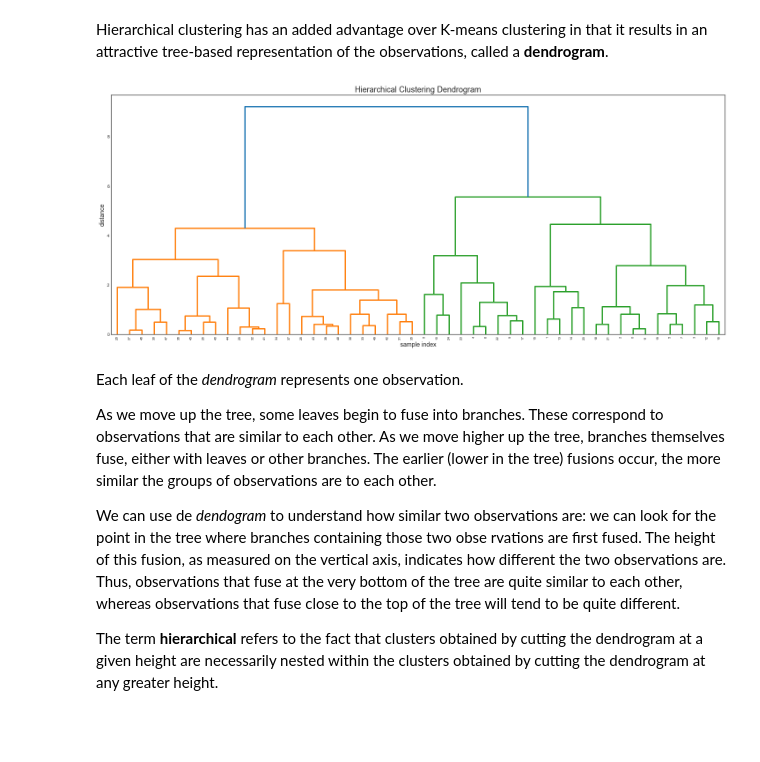
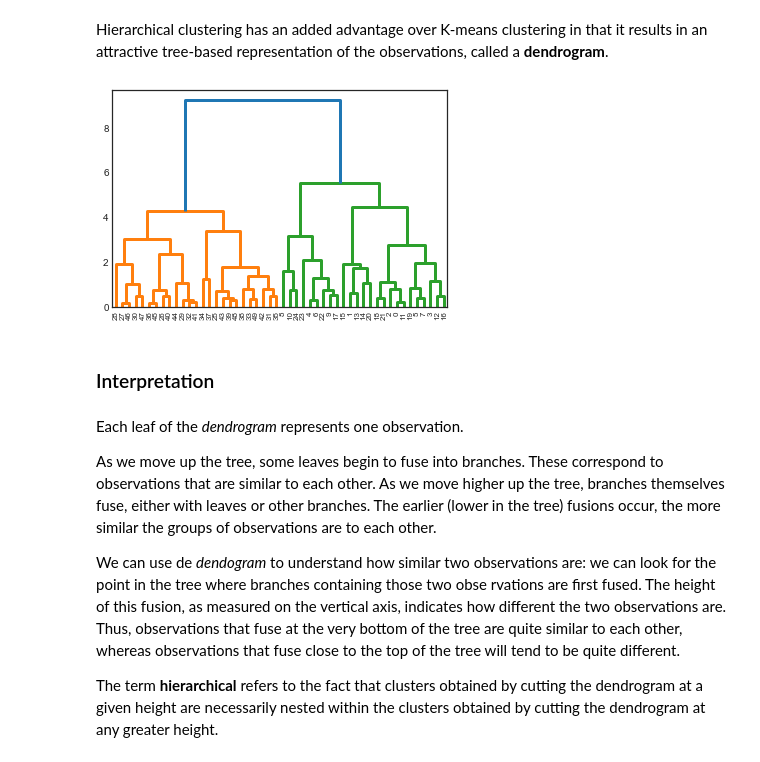
Before and after one commit to matteocourthoud/Machine-Learning-for-Economic-Analysis, a Jupyter notebook: notebooks/10_unsupervised.ipynb, the cells around one changed output. Saved outputs shown, nothing was run; the diff lists cells and outputs as text; code cells hidden in the pictures; blank space fills up the shorter version.

```diff
--- a/notebooks/10_unsupervised.ipynb
+++ b/notebooks/10_unsupervised.ipynb
@@ -511,26 +496,15 @@ One potential disadvantage of K-means clustering is that it requires us to pre-s
 # %% [markdown]
 Hierarchical clustering has an added advantage over K-means clustering in that it results in an attractive tree-based representation of the observations, called a **dendrogram**.
 # %%
-# Figure new 3
-def make_new_figure_3():
-
-    # Init
-    plt.figure(figsize=(25, 10))
-    plt.title('Hierarchical Clustering Dendrogram')
-
-    # calculate full dendrogram
-    plt.xlabel('sample index')
-    plt.ylabel('distance')
-    dendrogram(
+d = dendrogram(
         linkage(X, "complete"),
         leaf_rotation=90.,  # rotates the x axis labels
         leaf_font_size=8.,  # font size for the x axis labels
     )
-    plt.show()
+# %% [output]
+[figure, added]
-# %%
-make_new_figure_3()
-# %% [output]
-[figure, removed]
+# %% [markdown]
+### Interpretation
 # %% [markdown]
 Each leaf of the *dendrogram* represents one observation.
 
```
Also changed, not shown: parts of 97 cells of this notebook, 33 other files.
